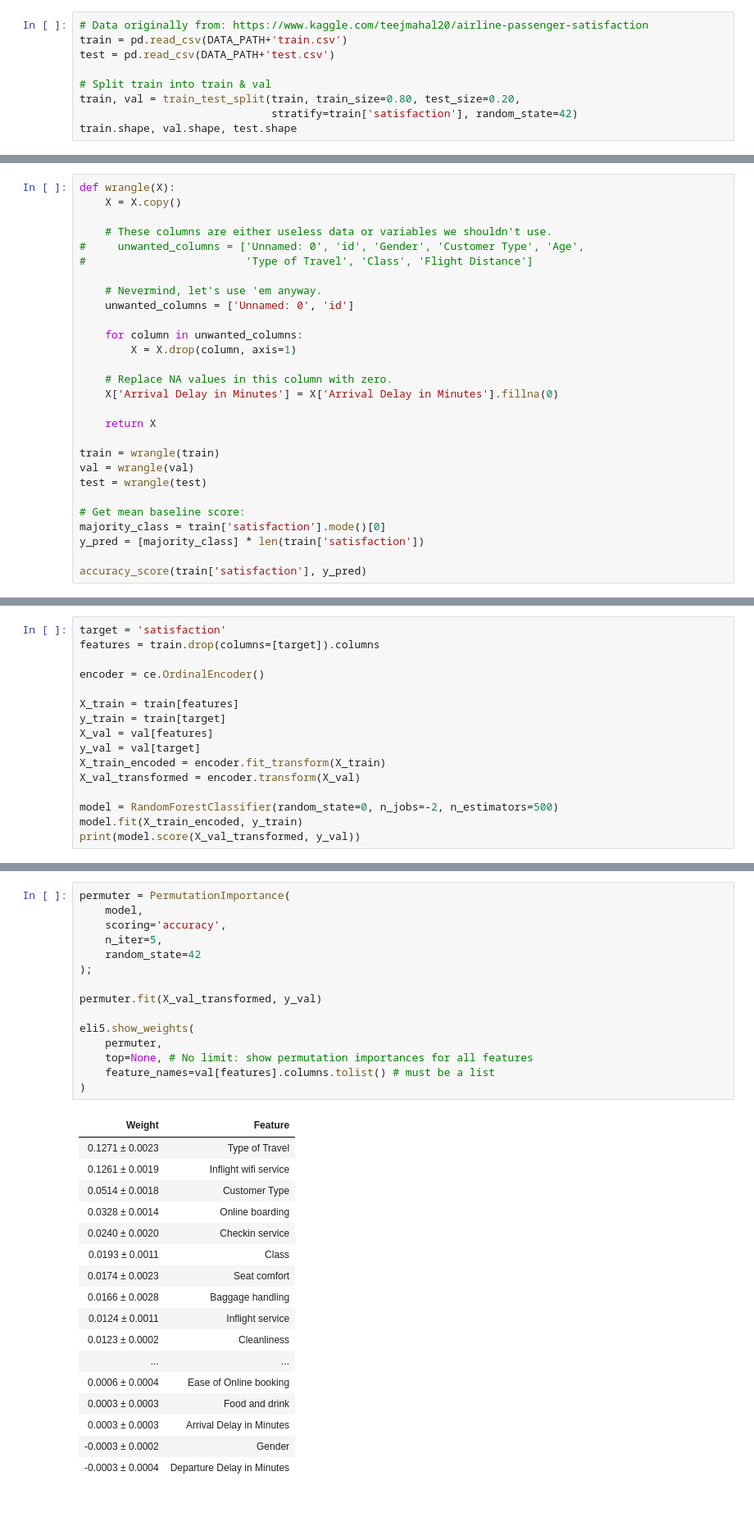
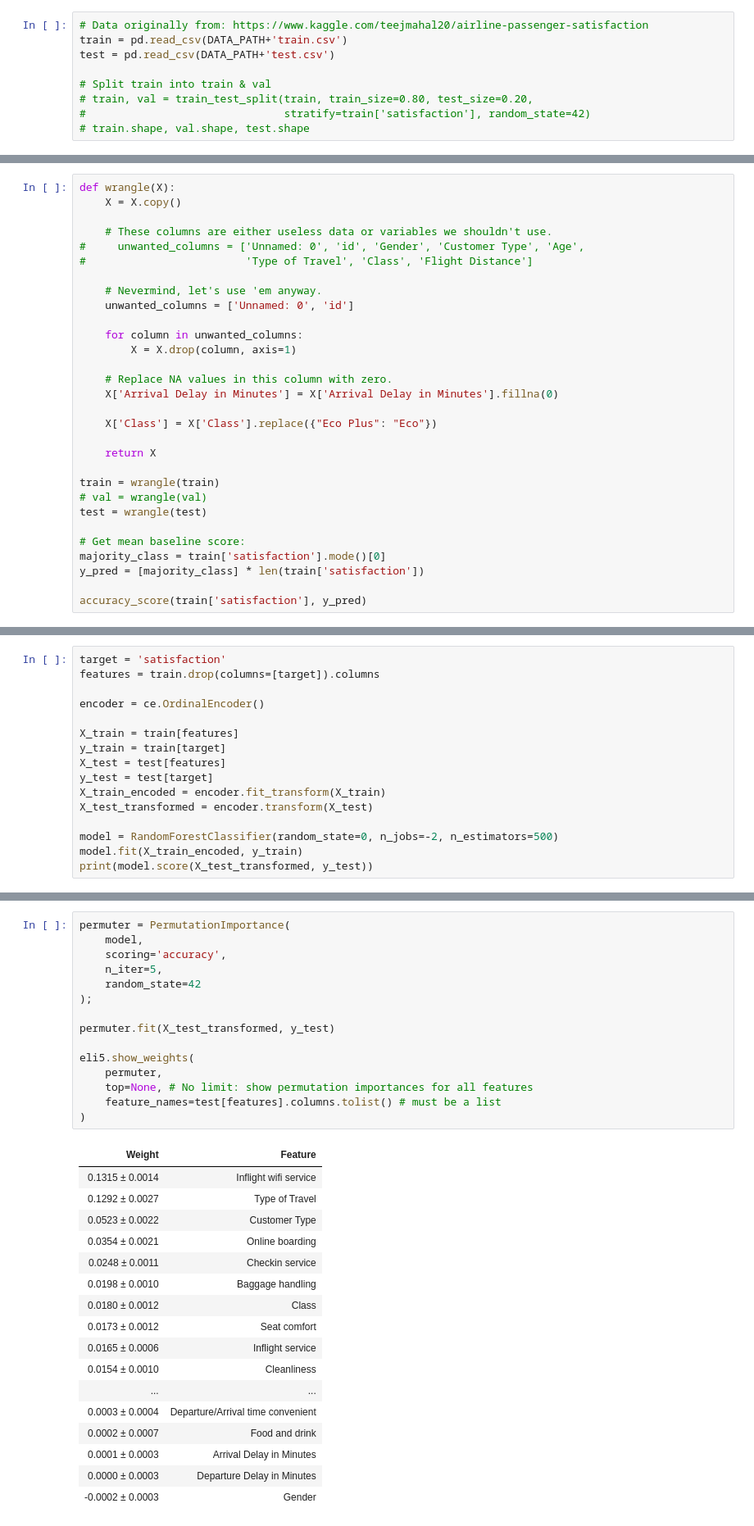
Before and after one commit to BuildABuddha/AirlineSurveyProject, a Jupyter notebook: AirlineSurveyProject.ipynb, the cells around one changed output, grey strips where cells are left out. Shown at 82% size. Drawn from its saved outputs; the diff is of its cells as text.

```diff
--- a/AirlineSurveyProject.ipynb
+++ b/AirlineSurveyProject.ipynb
@@ -20,6 +21,6 @@ train = pd.read_csv(DATA_PATH+'train.csv')
 test = pd.read_csv(DATA_PATH+'test.csv')
 
 # Split train into train & val
-train, val = train_test_split(train, train_size=0.80, test_size=0.20,
-                              stratify=train['satisfaction'], random_state=42)
-train.shape, val.shape, test.shape
+# train, val = train_test_split(train, train_size=0.80, test_size=0.20,
+#                               stratify=train['satisfaction'], random_state=42)
+# train.shape, val.shape, test.shape
@@ -42,10 +41,12 @@ def wrangle(X):
     # Replace NA values in this column with zero.
     X['Arrival Delay in Minutes'] = X['Arrival Delay in Minutes'].fillna(0)
 
+    X['Class'] = X['Class'].replace({"Eco Plus": "Eco"})
+
     return X
 
 train = wrangle(train)
-val = wrangle(val)
+# val = wrangle(val)
 test = wrangle(test)
 
 # Get mean baseline score:
@@ -63,12 +64,12 @@ encoder = ce.OrdinalEncoder()
 
 X_train = train[features]
 y_train = train[target]
-X_val = val[features]
-y_val = val[target]
+X_test = test[features]
+y_test = test[target]
 X_train_encoded = encoder.fit_transform(X_train)
-X_val_transformed = encoder.transform(X_val)
+X_test_transformed = encoder.transform(X_test)
 
 model = RandomForestClassifier(random_state=0, n_jobs=-2, n_estimators=500)
 model.fit(X_train_encoded, y_train)
-print(model.score(X_val_transformed, y_val))
+print(model.score(X_test_transformed, y_test))
 # %% [output]
@@ -94,36 +95,36 @@ importances.sort_values()[-n:].plot.barh();
 # %%
 permuter = PermutationImportance(
     model,
     scoring='accuracy',
     n_iter=5,
     random_state=42
 );
 
-permuter.fit(X_val_transformed, y_val)
+permuter.fit(X_test_transformed, y_test)
 
 eli5.show_weights(
     permuter,
     top=None, # No limit: show permutation importances for all features
-    feature_names=val[features].columns.tolist() # must be a list
+    feature_names=test[features].columns.tolist() # must be a list
 )
 # %% [output]
 | Weight | Feature |
-| 0.1271 ± 0.0023 | Type of Travel |
-| 0.1261 ± 0.0019 | Inflight wifi service |
-| 0.0514 ± 0.0018 | Customer Type |
-| 0.0328 ± 0.0014 | Online boarding |
-| 0.0240 ± 0.0020 | Checkin service |
-| 0.0193 ± 0.0011 | Class |
-| 0.0174 ± 0.0023 | Seat comfort |
-| 0.0166 ± 0.0028 | Baggage handling |
-| 0.0124 ± 0.0011 | Inflight service |
-| 0.0123 ± 0.0002 | Cleanliness |
+| 0.1315 ± 0.0014 | Inflight wifi service |
+| 0.1292 ± 0.0027 | Type of Travel |
+| 0.0523 ± 0.0022 | Customer Type |
+| 0.0354 ± 0.0021 | Online boarding |
+| 0.0248 ± 0.0011 | Checkin service |
+| 0.0198 ± 0.0010 | Baggage handling |
+| 0.0180 ± 0.0012 | Class |
+| 0.0173 ± 0.0012 | Seat comfort |
+| 0.0165 ± 0.0006 | Inflight service |
+| 0.0154 ± 0.0010 | Cleanliness |
 | ... | ... |
-| 0.0006 ± 0.0004 | Ease of Online booking |
-| 0.0003 ± 0.0003 | Food and drink |
-| 0.0003 ± 0.0003 | Arrival Delay in Minutes |
-| -0.0003 ± 0.0002 | Gender |
-| -0.0003 ± 0.0004 | Departure Delay in Minutes |
+| 0.0003 ± 0.0004 | Departure/Arrival time convenient |
+| 0.0002 ± 0.0007 | Food and drink |
+| 0.0001 ± 0.0003 | Arrival Delay in Minutes |
+| 0.0000 ± 0.0003 | Departure Delay in Minutes |
+| -0.0002 ± 0.0003 | Gender |
 # %%
 for item in encoder.mapping:
     print(item['col'])
```
Also changed, not shown: parts of 15 cells of this notebook.
